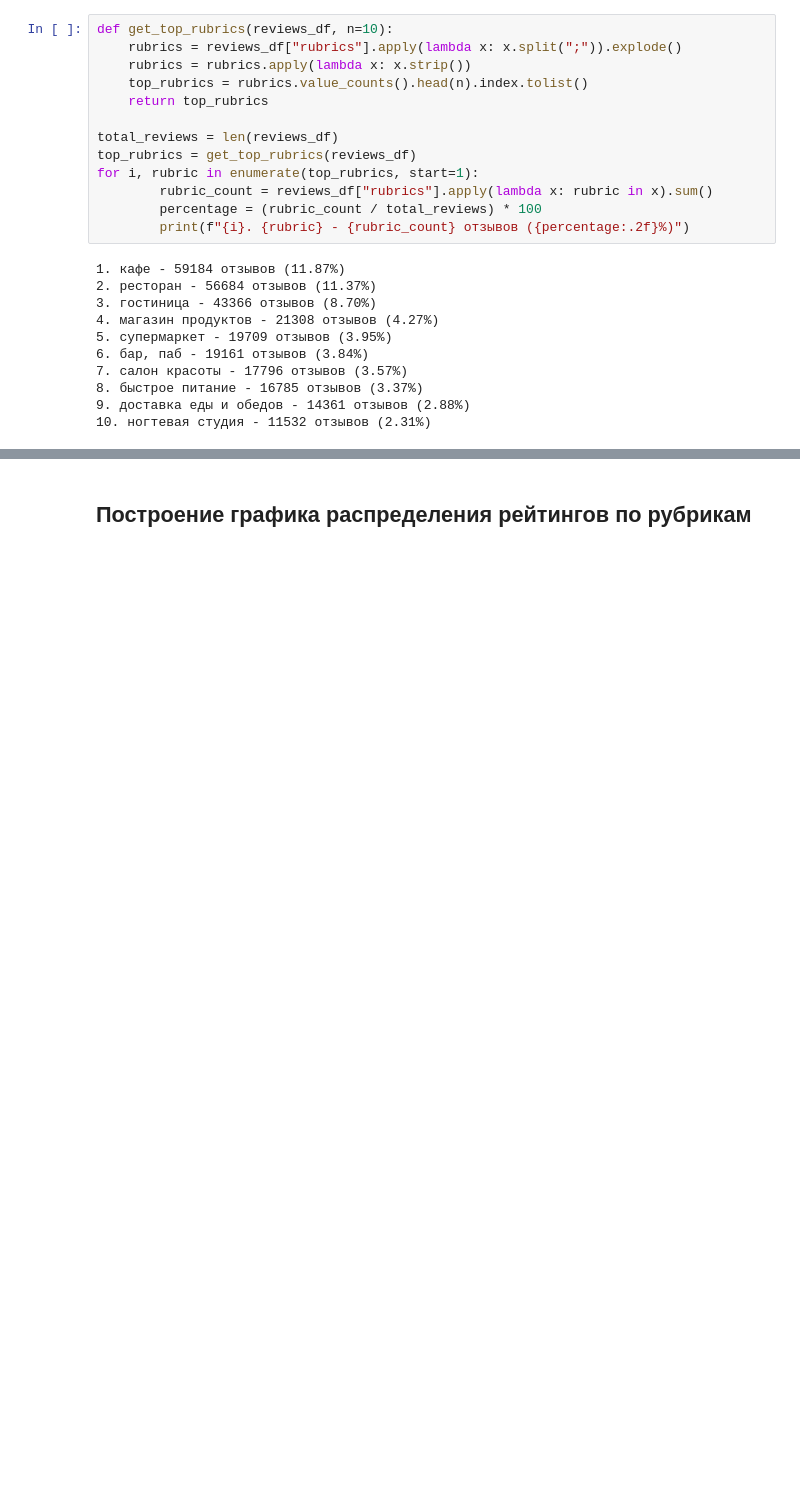
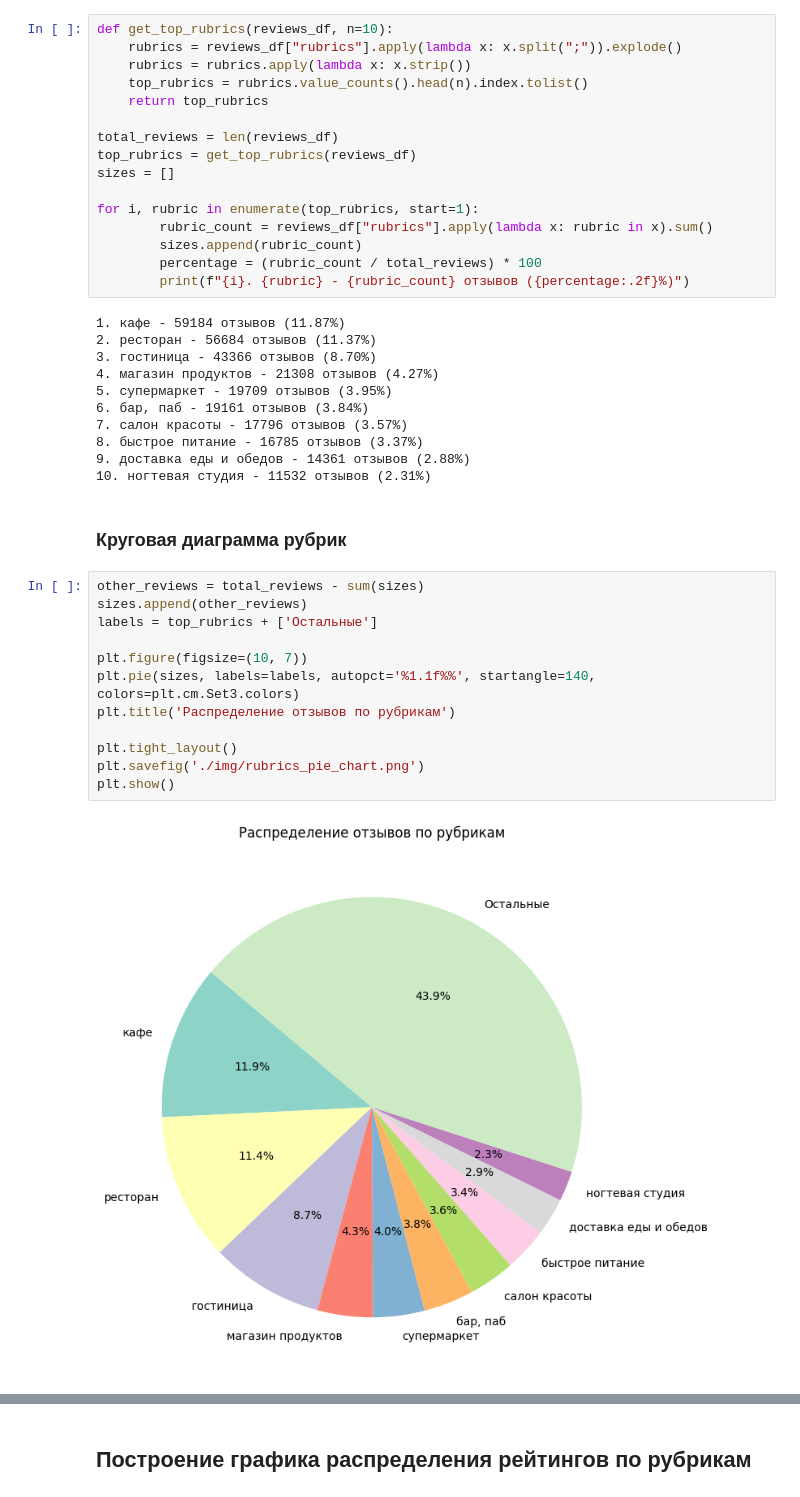
Before and after one commit to nocsland/urfu_review_generator, a Jupyter notebook: EDA/EDA.ipynb, the cells around one changed output, grey strips where cells are left out. Saved outputs shown, nothing was run; the diff lists cells and outputs as text; blank space fills up the shorter version.

```diff
--- a/EDA/EDA.ipynb
+++ b/EDA/EDA.ipynb
@@ -77,8 +94,11 @@ def get_top_rubrics(reviews_df, n=10):
 
 total_reviews = len(reviews_df)
 top_rubrics = get_top_rubrics(reviews_df)
+sizes = []
+
 for i, rubric in enumerate(top_rubrics, start=1):
         rubric_count = reviews_df["rubrics"].apply(lambda x: rubric in x).sum()
+        sizes.append(rubric_count)
         percentage = (rubric_count / total_reviews) * 100
         print(f"{i}. {rubric} - {rubric_count} отзывов ({percentage:.2f}%)")
 # %% [output]
@@ -92,3 +112,19 @@ for i, rubric in enumerate(top_rubrics, start=1):
 8. быстрое питание - 16785 отзывов (3.37%)
 9. доставка еды и обедов - 14361 отзывов (2.88%)
 10. ногтевая студия - 11532 отзывов (2.31%)
+# %% [markdown]
+### Круговая диаграмма рубрик
+# %%
+other_reviews = total_reviews - sum(sizes)
+sizes.append(other_reviews)
+labels = top_rubrics + ['Остальные']
+
+plt.figure(figsize=(10, 7))
+plt.pie(sizes, labels=labels, autopct='%1.1f%%', startangle=140, colors=plt.cm.Set3.colors)
+plt.title('Распределение отзывов по рубрикам')
+
+plt.tight_layout()
+plt.savefig('./img/rubrics_pie_chart.png')
+plt.show()
+# %% [output]
+[figure, added]
```
Also changed, not shown: parts of 13 cells of this notebook, 3 other files.
